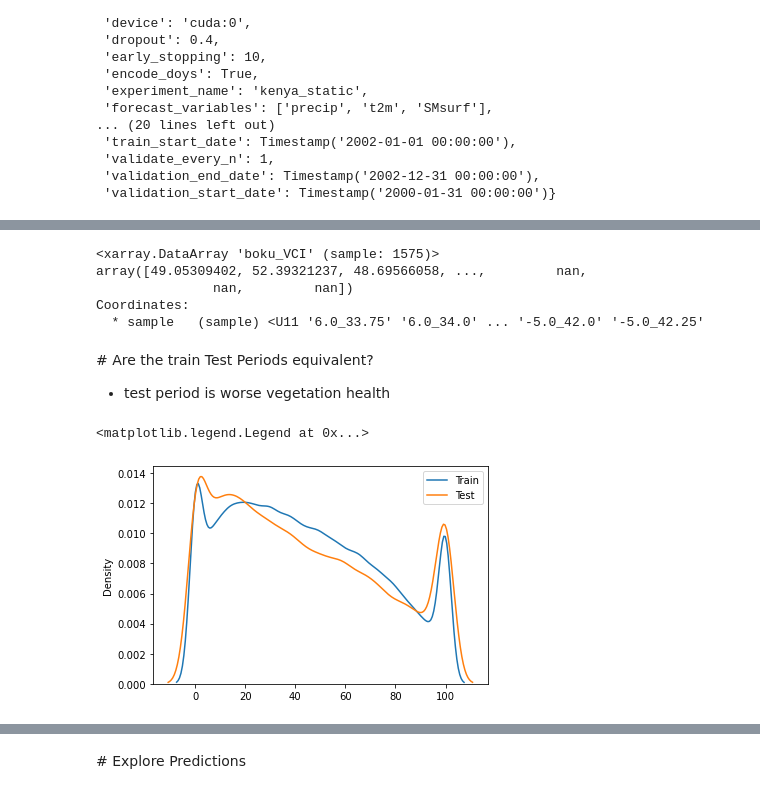
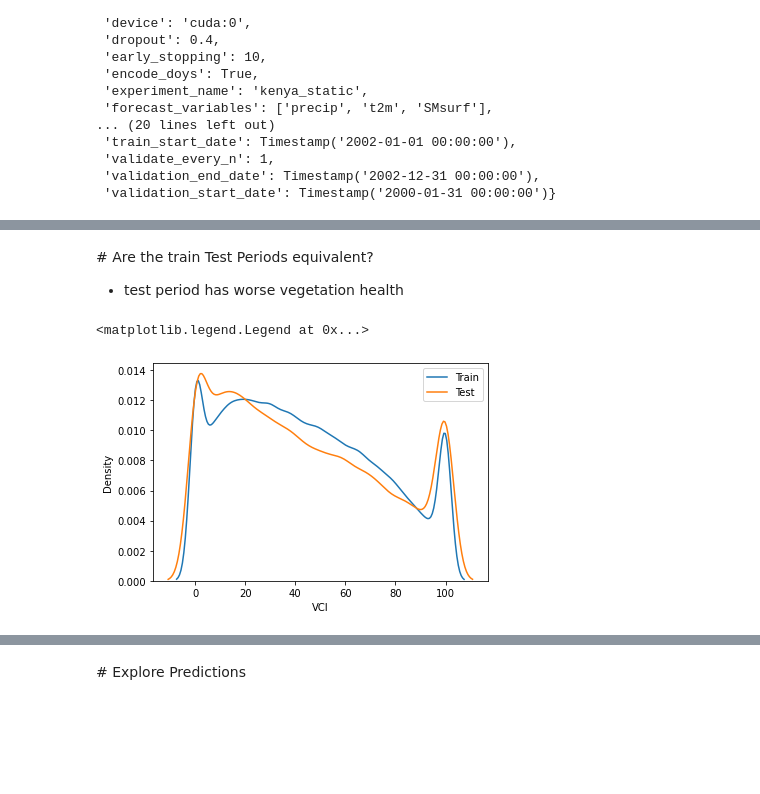
Before and after one commit to tommylees112/spatio_temporal, a Jupyter notebook: notebooks/kenya_evaluate.ipynb, the cells around one changed output, grey strips where cells are left out. Cells and saved outputs as stored; diff of their text form; code cells hidden in the pictures; blank space fills up the shorter version.

```diff
--- a/notebooks/kenya_evaluate.ipynb
+++ b/notebooks/kenya_evaluate.ipynb
@@ -53,6 +53,7 @@ RUN = "kenya_static_2602_165902"
 
 run_dir = base_dir / f"runs/{RUN}/"
 cfg = Config(run_dir / "config.yml")
+cfg.run_dir = run_dir
 cfg
 # %% [output]
 {'autoregressive': True,
@@ -103,24 +80,17 @@ shape = tuple([shape for shape in normalizer.mean_.dims.values()])
-# %%
-updated_mean[cfg.target_variable]
-# %% [output]
-<xarray.DataArray 'boku_VCI' (sample: 1575)>
-array([49.05309402, 52.39321237, 48.69566058, ...,         nan,
-               nan,         nan])
-Coordinates:
-  * sample   (sample) <U11 '6.0_33.75' '6.0_34.0' ... '-5.0_42.0' '-5.0_42.25'
 # %% [markdown]
 # Are the train Test Periods equivalent?
-- test period is worse vegetation health
+- test period has worse vegetation health
 # %%
 test = ds.sel(time=slice(cfg._cfg["test_start_date"], cfg._cfg["test_end_date"]))
 train = ds.sel(time=slice(cfg._cfg["train_start_date"], cfg._cfg["train_end_date"]))
 
 train_target = train[cfg.target_variable].values.flatten()
 test_target = test[cfg.target_variable].values.flatten()
 
 sns.kdeplot(train_target, label="Train")
 sns.kdeplot(test_target, label="Test")
+plt.gca().set_xlabel("VCI")
 plt.legend()
 # %% [output]
 <matplotlib.legend.Legend at 0x...>
-[figure, old version]
+[figure, new version]
```
Also changed, not shown: parts of 23 cells of this notebook, 3 other files.
